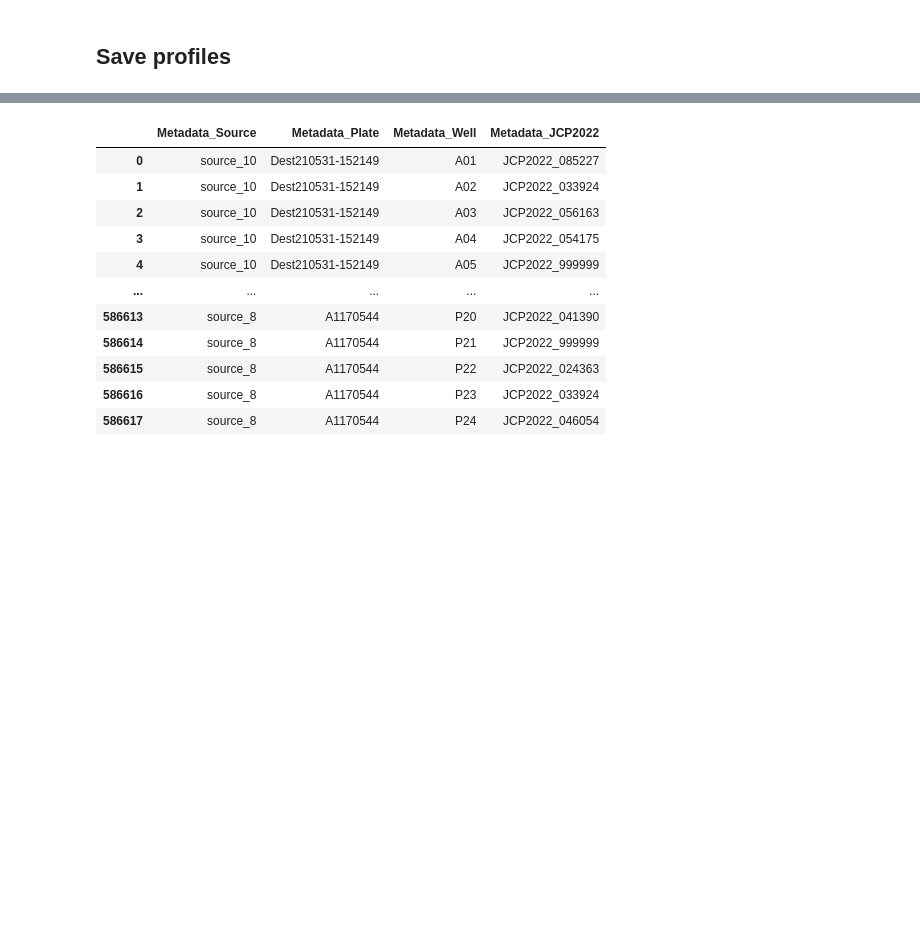
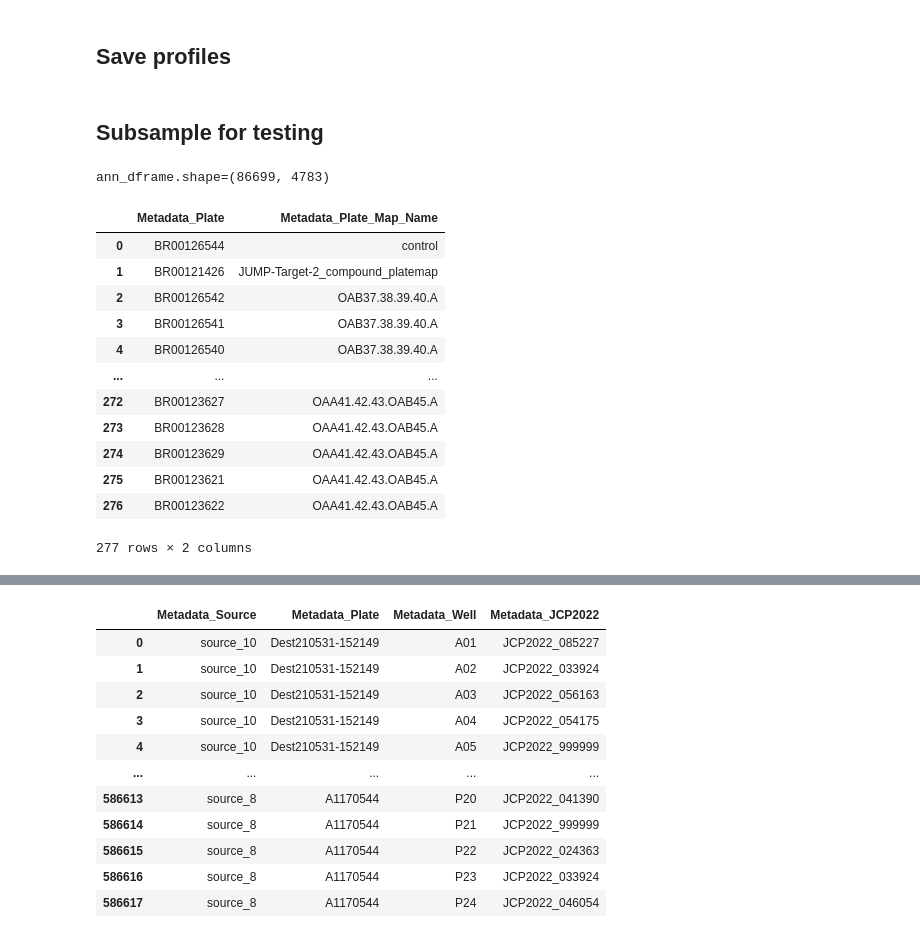
Before and after one commit to broadinstitute/position-effect-correction, a Jupyter notebook: 1.load/1-setup.ipynb, the cells around one changed output, grey strips where cells are left out. Cells and saved outputs as stored; diff of their text form; code cells hidden in the pictures; blank space fills up the shorter version.

```diff
--- a/1.load/1-setup.ipynb
+++ b/1.load/1-setup.ipynb
@@ -106,0 +102,33 @@ ann_dframe.to_parquet("output/raw_profiles.parquet", index=False)
+# %% [markdown]
+## Subsample for testing
+# %%
+profiles = pd.read_parquet("input/raw_profiles.parquet")
+ann_dframe = metadata.merge(
+    profiles, on=["Metadata_Source", "Metadata_Plate", "Metadata_Well"]
+)
+print(f"{ann_dframe.shape=}")
+# %% [output]
+ann_dframe.shape=(86699, 4783)
+# %%
+import glob
+
+platemaps = glob.glob("../../jump-orf-data/metadata/platemaps/*/*.csv")
+platemaps = pd.concat((pd.read_csv(f) for f in platemaps), ignore_index=True)
+assert ~platemaps.duplicated().any()
+
+platemaps.columns = ["Metadata_Plate", "Metadata_Plate_Map_Name"]
+platemaps
+# %% [output]
+|  | Metadata_Plate | Metadata_Plate_Map_Name |
+| 0 | BR00126544 | control |
+| 1 | BR00121426 | JUMP-Target-2_compound_platemap |
+| 2 | BR00126542 | OAB37.38.39.40.A |
+| 3 | BR00126541 | OAB37.38.39.40.A |
+| 4 | BR00126540 | OAB37.38.39.40.A |
+| ... | ... | ... |
+| 272 | BR00123627 | OAA41.42.43.OAB45.A |
+| 273 | BR00123628 | OAA41.42.43.OAB45.A |
+| 274 | BR00123629 | OAA41.42.43.OAB45.A |
+| 275 | BR00123621 | OAA41.42.43.OAB45.A |
+| 276 | BR00123622 | OAA41.42.43.OAB45.A |
+277 rows × 2 columns
```
Also changed, not shown: parts of 15 cells of this notebook, 1 other file.
